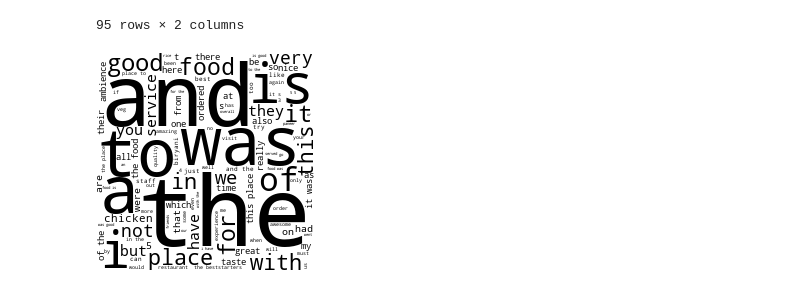
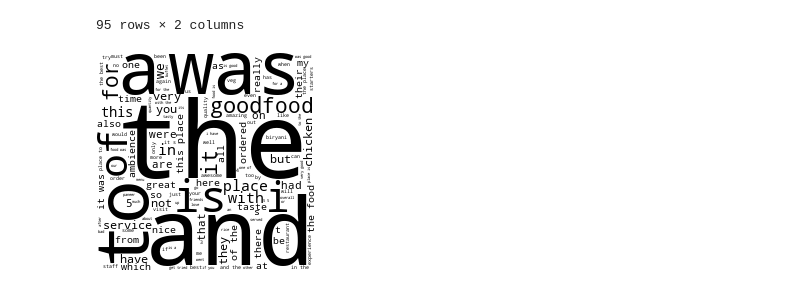
Before and after one commit to miguel-s-nascimento/TM_Project, a Jupyter notebook: exploration.ipynb, the cells around one changed output. Saved outputs shown, nothing was run; the diff lists cells and outputs as text; code cells hidden in the pictures.

Commit message:
+graphs

```diff
--- a/exploration.ipynb
+++ b/exploration.ipynb
@@ -296,7 +297,16 @@ review_counts[review_counts['review_count'] > 1]
 | P Arora | Triptify | 4.500000 | 2 |
 | Surya | Being Hungry | 5.000000 | 2 |
 95 rows × 2 columns
-# %%
-generate_bow_wordcloud(reviews, "Review")
-# %% [output]
-[figure, removed]
+# %%
+trigram_bow_vectorizer = CountVectorizer(ngram_range=(1,3),max_features=150, token_pattern=r"(?u)\b\w+\b")
+wc = WordCloud(background_color="white",max_words=150, width = 220,height = 220, color_func=lambda *args, **kwargs: (0,0,0))
+# %%
+reviews_bow_td_matrix = trigram_bow_vectorizer.fit_transform(reviews["Review"]).toarray()
+reviews["initial_bow_vector"] = reviews_bow_td_matrix.tolist()
+reviews_bow_word_list = trigram_bow_vectorizer.get_feature_names_out()
+
+reviews_raw_vocabulary = Graphs.word_freq_calculator(reviews_bow_td_matrix,reviews_bow_word_list, df_output=False)
+wc.generate_from_frequencies(reviews_raw_vocabulary)
+wc.to_image()
+# %% [output]
+[figure, added]
```
Also changed, not shown: parts of 6 cells of this notebook, 1 other file.
